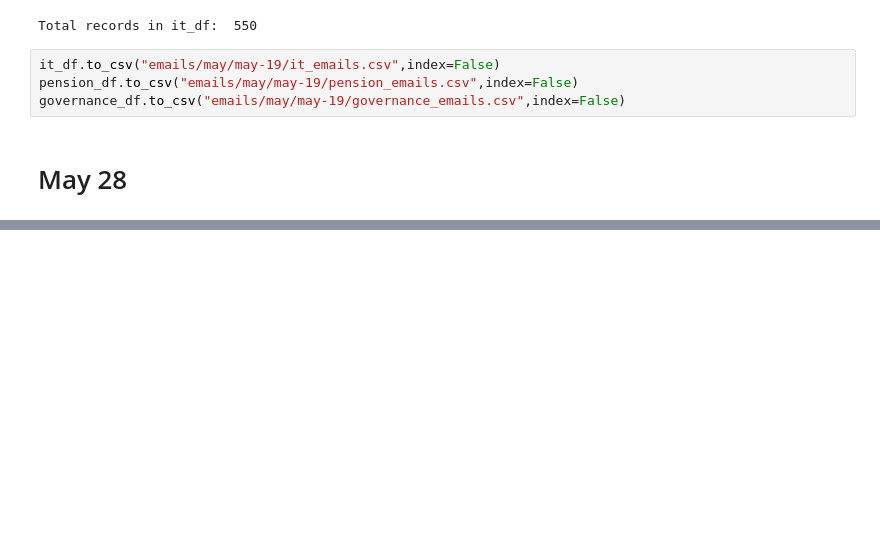
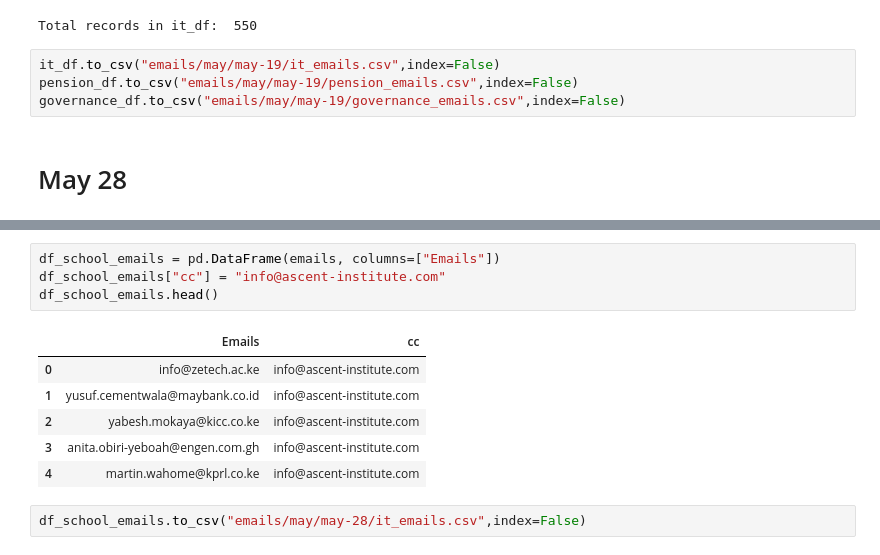
Before and after one commit to IainMosima/bulk-email-sender, a Jupyter notebook: analysis.ipynb, the cells around one changed output, grey strips where cells are left out. Drawn from its saved outputs; the diff is of its cells as text; blank space fills up the shorter version.

```diff
--- a/analysis.ipynb
+++ b/analysis.ipynb
@@ -618,0 +699,13 @@ governance_df.to_csv("emails/may/may-19/governance_emails.csv",index=False)
+# %%
+df_school_emails = pd.DataFrame(emails, columns=["Emails"])
+df_school_emails["cc"] = "info@ascent-institute.com"
+df_school_emails.head()
+# %% [output]
+|  | Emails | cc |
+| 0 | info@zetech.ac.ke | info@ascent-institute.com |
+| 1 | yusuf.cementwala@maybank.co.id | info@ascent-institute.com |
+| 2 | yabesh.mokaya@kicc.co.ke | info@ascent-institute.com |
+| 3 | anita.obiri-yeboah@engen.com.gh | info@ascent-institute.com |
+| 4 | martin.wahome@kprl.co.ke | info@ascent-institute.com |
+# %%
+df_school_emails.to_csv("emails/may/may-28/it_emails.csv",index=False)
```
Also changed, not shown: parts of 1 cell of this notebook, 1 other file.
